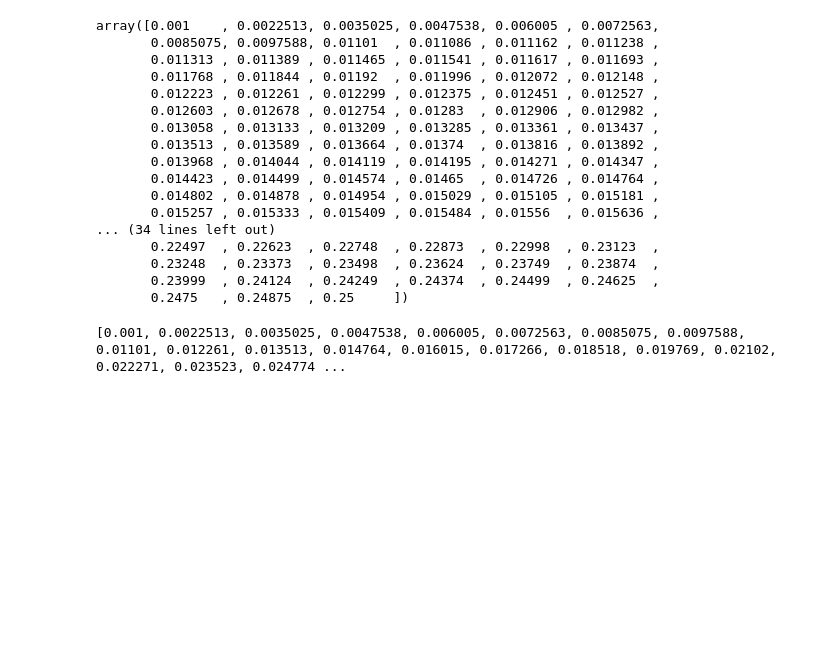
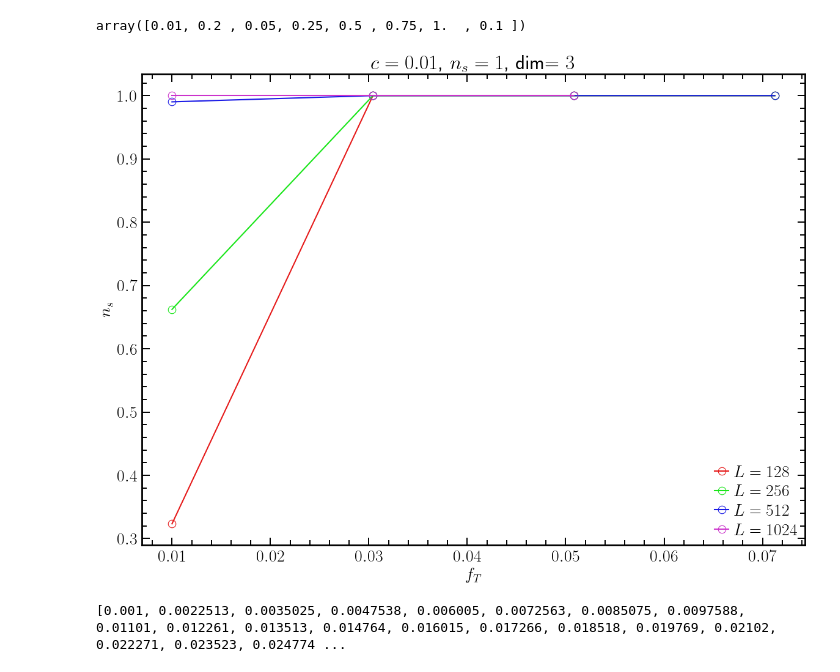
Before and after one commit to JuniorAlencar/self_organization_percolation, a Jupyter notebook: jupyter/Colors_Analysis_3D.ipynb, the cells around one changed output. Cells and saved outputs as stored; diff of their text form; code cells hidden in the pictures; blank space fills up the shorter version.

```diff
--- a/jupyter/Colors_Analysis_3D.ipynb
+++ b/jupyter/Colors_Analysis_3D.ipynb
@@ -26,29 +25,22 @@ df
-# %%
-L, dim, Nt, k, num_colors = 256, 3, 3000, 1.0e-06, 4
-df_ss = df[(df['dim']==dim) &
-           (df['L']==L) &
-           (df['k']==k) &
-           (df['num_colors']==num_colors) &
-           (df['Nt']==Nt)]['rho'].unique()
-df_ss
-# %% [output]
-array([0.001    , 0.0022513, 0.0035025, 0.0047538, 0.006005 , 0.0072563,
-       0.0085075, 0.0097588, 0.01101  , 0.011086 , 0.011162 , 0.011238 ,
-       0.011313 , 0.011389 , 0.011465 , 0.011541 , 0.011617 , 0.011693 ,
-       0.011768 , 0.011844 , 0.01192  , 0.011996 , 0.012072 , 0.012148 ,
-       0.012223 , 0.012261 , 0.012299 , 0.012375 , 0.012451 , 0.012527 ,
-       0.012603 , 0.012678 , 0.012754 , 0.01283  , 0.012906 , 0.012982 ,
-       0.013058 , 0.013133 , 0.013209 , 0.013285 , 0.013361 , 0.013437 ,
-       0.013513 , 0.013589 , 0.013664 , 0.01374  , 0.013816 , 0.013892 ,
-       0.013968 , 0.014044 , 0.014119 , 0.014195 , 0.014271 , 0.014347 ,
-       0.014423 , 0.014499 , 0.014574 , 0.01465  , 0.014726 , 0.014764 ,
-       0.014802 , 0.014878 , 0.014954 , 0.015029 , 0.015105 , 0.015181 ,
-       0.015257 , 0.015333 , 0.015409 , 0.015484 , 0.01556  , 0.015636 ,
-... (34 lines left out)
-       0.22497  , 0.22623  , 0.22748  , 0.22873  , 0.22998  , 0.23123  ,
-       0.23248  , 0.23373  , 0.23498  , 0.23624  , 0.23749  , 0.23874  ,
-       0.23999  , 0.24124  , 0.24249  , 0.24374  , 0.24499  , 0.24625  ,
-       0.2475   , 0.24875  , 0.25     ])
+# %%
+df['c'].unique()
+# %% [output]
+array([0.01, 0.2 , 0.05, 0.25, 0.5 , 0.75, 1.  , 0.1 ])
+# %%
+L_lst = [128, 256, 512, 1024]
+ns = 1
+c = 0.01
+for L in L_lst:
+    df_s = df[(df['c']==c) & (df['num_colors']==ns) & (df['p0']==1.0) & (df['dim']==3) & (df['L']==L)]
+
+    plt.plot(df_s['f_T'],df_s['nc'],'o-',label=f'$L= {L}$')
+plt.legend()
+plt.xlabel(f'$f_T$')
+plt.ylabel(f'$n_s$')
+plt.title(f'$c={c}$, $n_s={ns}$, dim$=3$')
+plt.show()
+# %% [output]
+[figure, added]
 # %%
 L_alvo = [128, 256, 512]
 dim_alvo = 3
```
Also changed, not shown: parts of 2 cells of this notebook, 5 other files.
